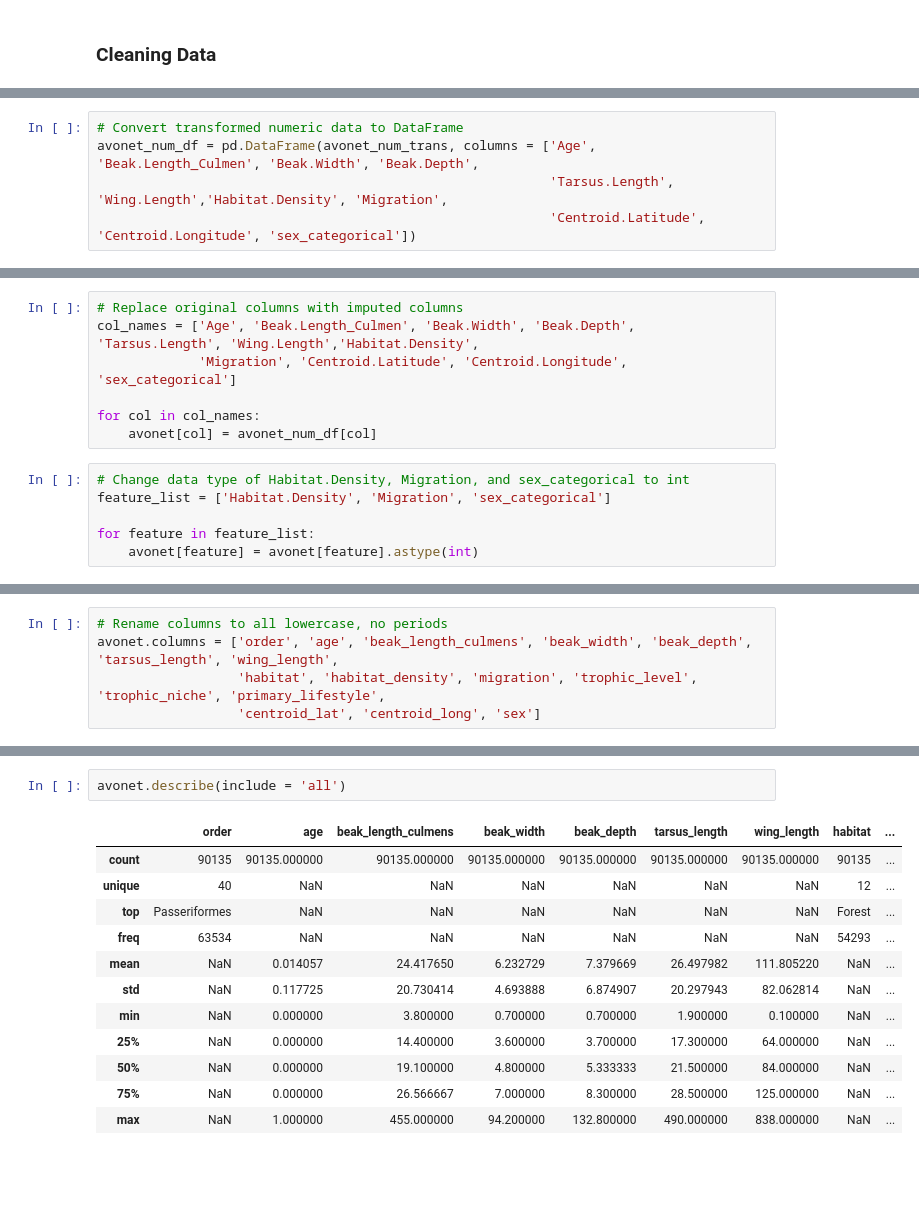
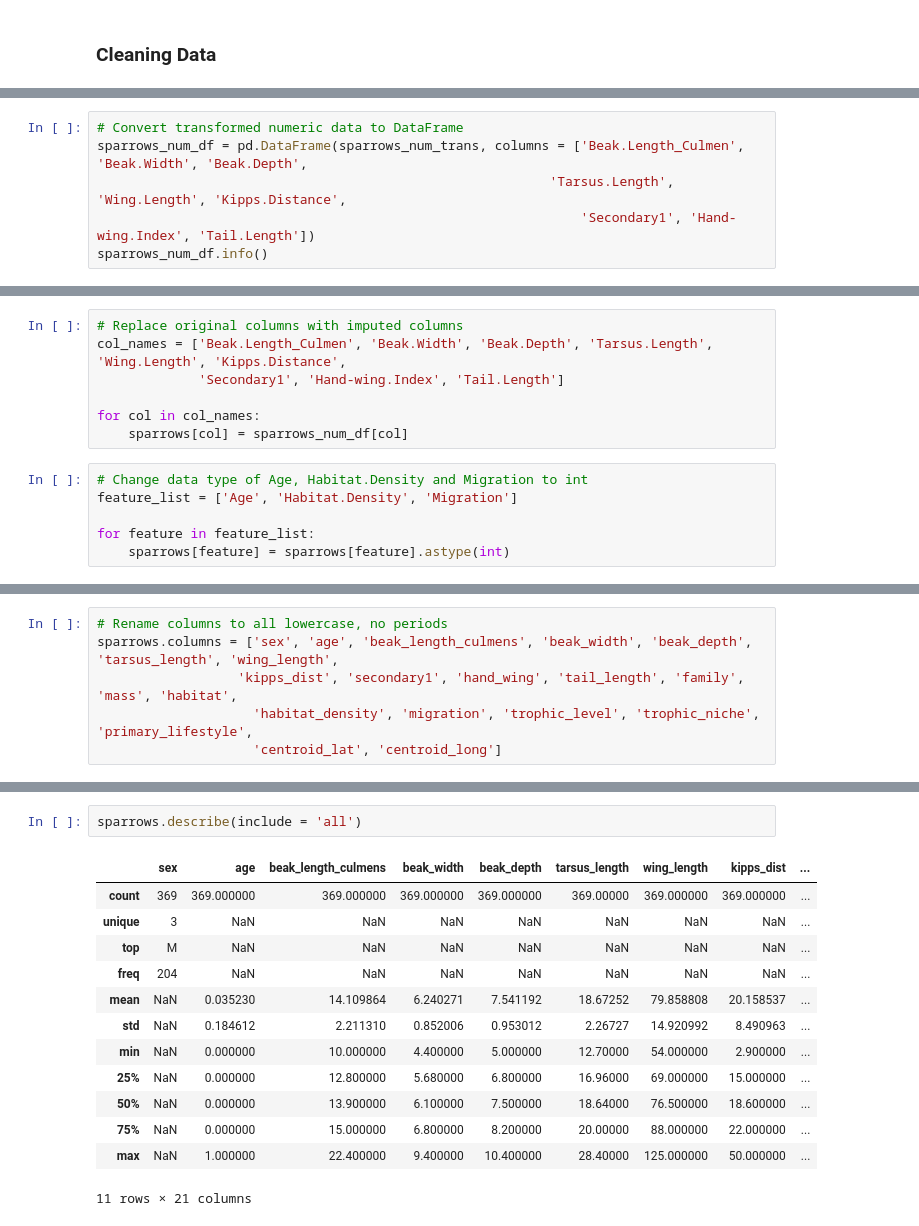
Before and after one commit to bethharvey/capstone-project, a Jupyter notebook: avonet_bird_identification.ipynb, the cells around one changed output, grey strips where cells are left out. Drawn from its saved outputs; the diff is of its cells as text; blank space fills up the shorter version.

```diff
--- a/avonet_bird_identification.ipynb
+++ b/avonet_bird_identification.ipynb
@@ -150,5 +179,6 @@ avonet_num_trans = knn_imputer.fit_transform(avonet_numeric)
 # %%
 # Convert transformed numeric data to DataFrame
-avonet_num_df = pd.DataFrame(avonet_num_trans, columns = ['Age', 'Beak.Length_Culmen', 'Beak.Width', 'Beak.Depth',
-                                                          'Tarsus.Length', 'Wing.Length','Habitat.Density', 'Migration',
-                                                          'Centroid.Latitude', 'Centroid.Longitude', 'sex_categorical'])
+sparrows_num_df = pd.DataFrame(sparrows_num_trans, columns = ['Beak.Length_Culmen', 'Beak.Width', 'Beak.Depth',
+                                                          'Tarsus.Length', 'Wing.Length', 'Kipps.Distance',
+                                                              'Secondary1', 'Hand-wing.Index', 'Tail.Length'])
+sparrows_num_df.info()
@@ -155,13 +202,13 @@ avonet_num_df = pd.DataFrame(avonet_num_trans, columns = ['Age', 'Beak.Length_Cu
 # %%
 # Replace original columns with imputed columns
-col_names = ['Age', 'Beak.Length_Culmen', 'Beak.Width', 'Beak.Depth', 'Tarsus.Length', 'Wing.Length','Habitat.Density',
-             'Migration', 'Centroid.Latitude', 'Centroid.Longitude', 'sex_categorical']
+col_names = ['Beak.Length_Culmen', 'Beak.Width', 'Beak.Depth', 'Tarsus.Length', 'Wing.Length', 'Kipps.Distance',
+             'Secondary1', 'Hand-wing.Index', 'Tail.Length']
 
 for col in col_names:
-    avonet[col] = avonet_num_df[col]
+    sparrows[col] = sparrows_num_df[col]
 # %%
-# Change data type of Habitat.Density, Migration, and sex_categorical to int
-feature_list = ['Habitat.Density', 'Migration', 'sex_categorical']
+# Change data type of Age, Habitat.Density and Migration to int
+feature_list = ['Age', 'Habitat.Density', 'Migration']
 
 for feature in feature_list:
-    avonet[feature] = avonet[feature].astype(int)
+    sparrows[feature] = sparrows[feature].astype(int)
@@ -168,7 +224,8 @@ for feature in feature_list:
 # %%
 # Rename columns to all lowercase, no periods
-avonet.columns = ['order', 'age', 'beak_length_culmens', 'beak_width', 'beak_depth', 'tarsus_length', 'wing_length',
-                  'habitat', 'habitat_density', 'migration', 'trophic_level', 'trophic_niche', 'primary_lifestyle',
-                  'centroid_lat', 'centroid_long', 'sex']
+sparrows.columns = ['sex', 'age', 'beak_length_culmens', 'beak_width', 'beak_depth', 'tarsus_length', 'wing_length',
+                  'kipps_dist', 'secondary1', 'hand_wing', 'tail_length', 'family', 'mass', 'habitat',
+                    'habitat_density', 'migration', 'trophic_level', 'trophic_niche', 'primary_lifestyle',
+                    'centroid_lat', 'centroid_long']
 # %%
 # View and inspect final dataset
@@ -203,18 +276,19 @@ memory usage: 11.0+ MB
 # %%
-avonet.describe(include = 'all')
+sparrows.describe(include = 'all')
 # %% [output]
-|  | order | age | beak_length_culmens | beak_width | beak_depth | tarsus_length | wing_length | habitat | ... |
-| count | 90135 | 90135.000000 | 90135.000000 | 90135.000000 | 90135.000000 | 90135.000000 | 90135.000000 | 90135 | ... |
-| unique | 40 | NaN | NaN | NaN | NaN | NaN | NaN | 12 | ... |
-| top | Passeriformes | NaN | NaN | NaN | NaN | NaN | NaN | Forest | ... |
-| freq | 63534 | NaN | NaN | NaN | NaN | NaN | NaN | 54293 | ... |
-| mean | NaN | 0.014057 | 24.417650 | 6.232729 | 7.379669 | 26.497982 | 111.805220 | NaN | ... |
-| std | NaN | 0.117725 | 20.730414 | 4.693888 | 6.874907 | 20.297943 | 82.062814 | NaN | ... |
-| min | NaN | 0.000000 | 3.800000 | 0.700000 | 0.700000 | 1.900000 | 0.100000 | NaN | ... |
-| 25% | NaN | 0.000000 | 14.400000 | 3.600000 | 3.700000 | 17.300000 | 64.000000 | NaN | ... |
-| 50% | NaN | 0.000000 | 19.100000 | 4.800000 | 5.333333 | 21.500000 | 84.000000 | NaN | ... |
-| 75% | NaN | 0.000000 | 26.566667 | 7.000000 | 8.300000 | 28.500000 | 125.000000 | NaN | ... |
-| max | NaN | 1.000000 | 455.000000 | 94.200000 | 132.800000 | 490.000000 | 838.000000 | NaN | ... |
+|  | sex | age | beak_length_culmens | beak_width | beak_depth | tarsus_length | wing_length | kipps_dist | ... |
+| count | 369 | 369.000000 | 369.000000 | 369.000000 | 369.000000 | 369.00000 | 369.000000 | 369.000000 | ... |
+| unique | 3 | NaN | NaN | NaN | NaN | NaN | NaN | NaN | ... |
+| top | M | NaN | NaN | NaN | NaN | NaN | NaN | NaN | ... |
+| freq | 204 | NaN | NaN | NaN | NaN | NaN | NaN | NaN | ... |
+| mean | NaN | 0.035230 | 14.109864 | 6.240271 | 7.541192 | 18.67252 | 79.858808 | 20.158537 | ... |
+| std | NaN | 0.184612 | 2.211310 | 0.852006 | 0.953012 | 2.26727 | 14.920992 | 8.490963 | ... |
+| min | NaN | 0.000000 | 10.000000 | 4.400000 | 5.000000 | 12.70000 | 54.000000 | 2.900000 | ... |
+| 25% | NaN | 0.000000 | 12.800000 | 5.680000 | 6.800000 | 16.96000 | 69.000000 | 15.000000 | ... |
+| 50% | NaN | 0.000000 | 13.900000 | 6.100000 | 7.500000 | 18.64000 | 76.500000 | 18.600000 | ... |
+| 75% | NaN | 0.000000 | 15.000000 | 6.800000 | 8.200000 | 20.00000 | 88.000000 | 22.000000 | ... |
+| max | NaN | 1.000000 | 22.400000 | 9.400000 | 10.400000 | 28.40000 | 125.000000 | 50.000000 | ... |
+11 rows × 21 columns
 # %% [markdown]
 ### References
 
```
Also changed, not shown: parts of 22 cells of this notebook, 1 other file.
